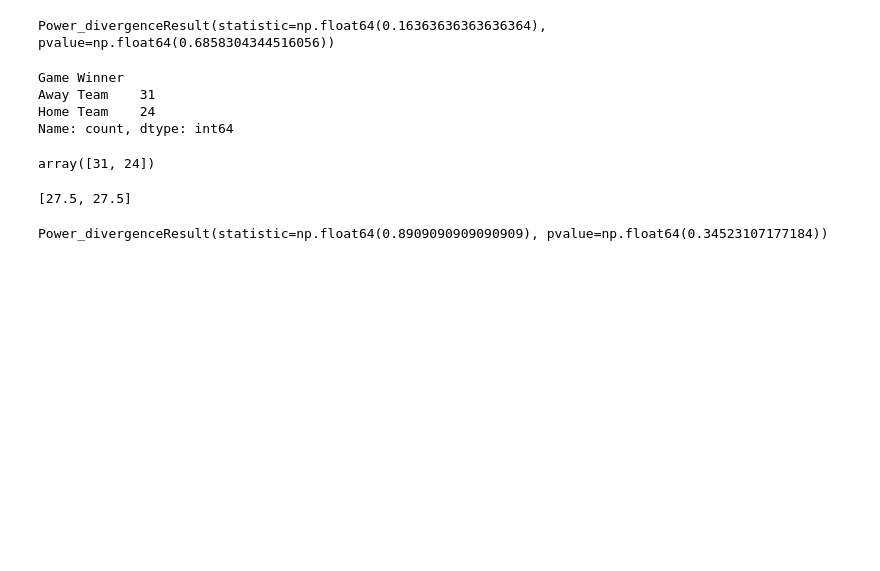
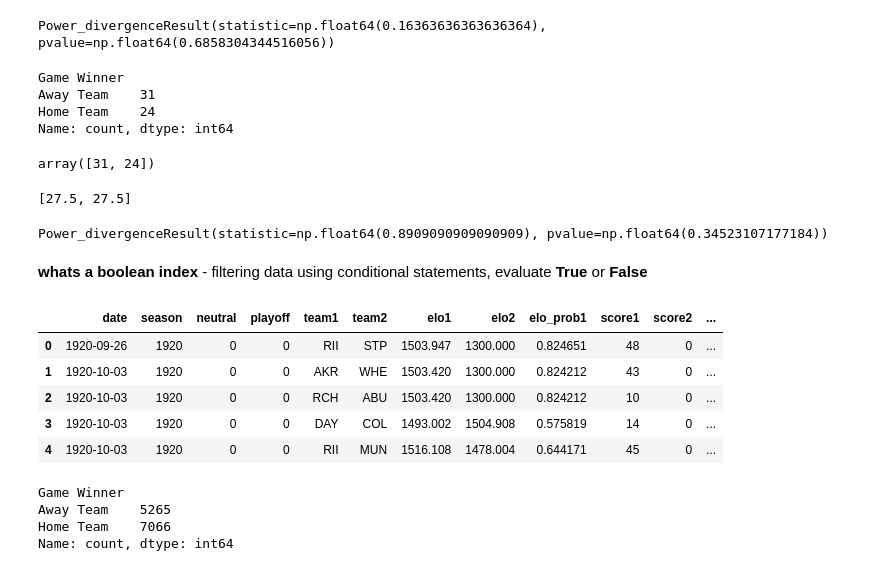
Before and after one commit to Brenda-Mutai/Python-, a Jupyter notebook: chi-square.ipynb, the cells around one changed output. Cells and saved outputs as stored; diff of their text form; code cells hidden in the pictures; blank space fills up the shorter version.

```diff
--- a/chi-square.ipynb
+++ b/chi-square.ipynb
@@ -80,3 +84,29 @@ results=stats.chisquare(observed,expected)
 results
 # %% [output]
 Power_divergenceResult(statistic=np.float64(0.8909090909090909), pvalue=np.float64(0.34523107177184))
+# %% [markdown]
+**whats a boolean index** - filtering data using conditional statements, evaluate **True** or **False**
+# %%
+nfl_data=pd.read_csv(r"nfl_games.csv")
+nfl_data.head()
+# %% [output]
+|  | date | season | neutral | playoff | team1 | team2 | elo1 | elo2 | elo_prob1 | score1 | score2 | ... |
+| 0 | 1920-09-26 | 1920 | 0 | 0 | RII | STP | 1503.947 | 1300.000 | 0.824651 | 48 | 0 | ... |
+| 1 | 1920-10-03 | 1920 | 0 | 0 | AKR | WHE | 1503.420 | 1300.000 | 0.824212 | 43 | 0 | ... |
+| 2 | 1920-10-03 | 1920 | 0 | 0 | RCH | ABU | 1503.420 | 1300.000 | 0.824212 | 10 | 0 | ... |
+| 3 | 1920-10-03 | 1920 | 0 | 0 | DAY | COL | 1493.002 | 1504.908 | 0.575819 | 14 | 0 | ... |
+| 4 | 1920-10-03 | 1920 | 0 | 0 | RII | MUN | 1516.108 | 1478.004 | 0.644171 | 45 | 0 | ... |
+# %%
+# Narrow to relevant rows
+nfl_data = nfl_data[(nfl_data["neutral"] == 0) & (nfl_data["playoff"] == 0) & (nfl_data["season"] >= 1966 )]
+# Engineer a new feature
+nfl_data.loc[nfl_data["result1"] == 0, "Game Winner"] = "Away Team"
+nfl_data.loc[nfl_data["result1"] == 1, "Game Winner"] = "Home Team"
+
+game_winner_counts_nfl = nfl_data["Game Winner"].value_counts().sort_index()
+game_winner_counts_nfl
+# %% [output]
+Game Winner
+Away Team    5265
+Home Team    7066
+Name: count, dtype: int64
```
Also changed, not shown: parts of 2 cells of this notebook, 6 other files.
